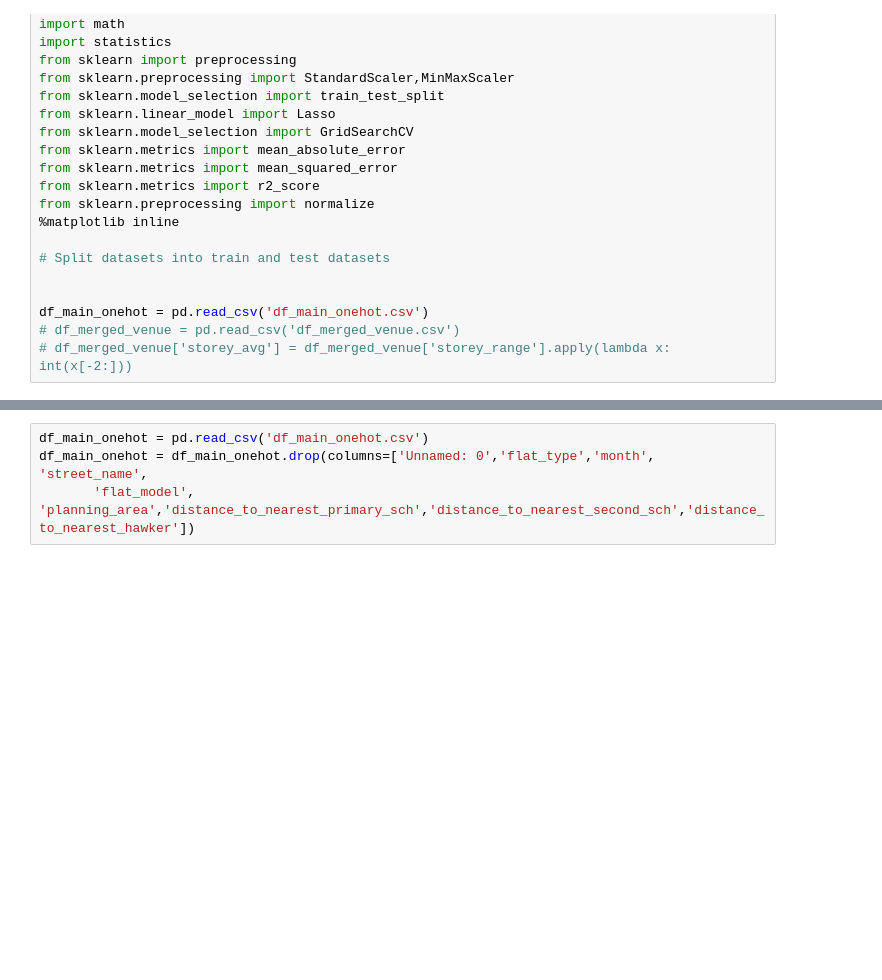
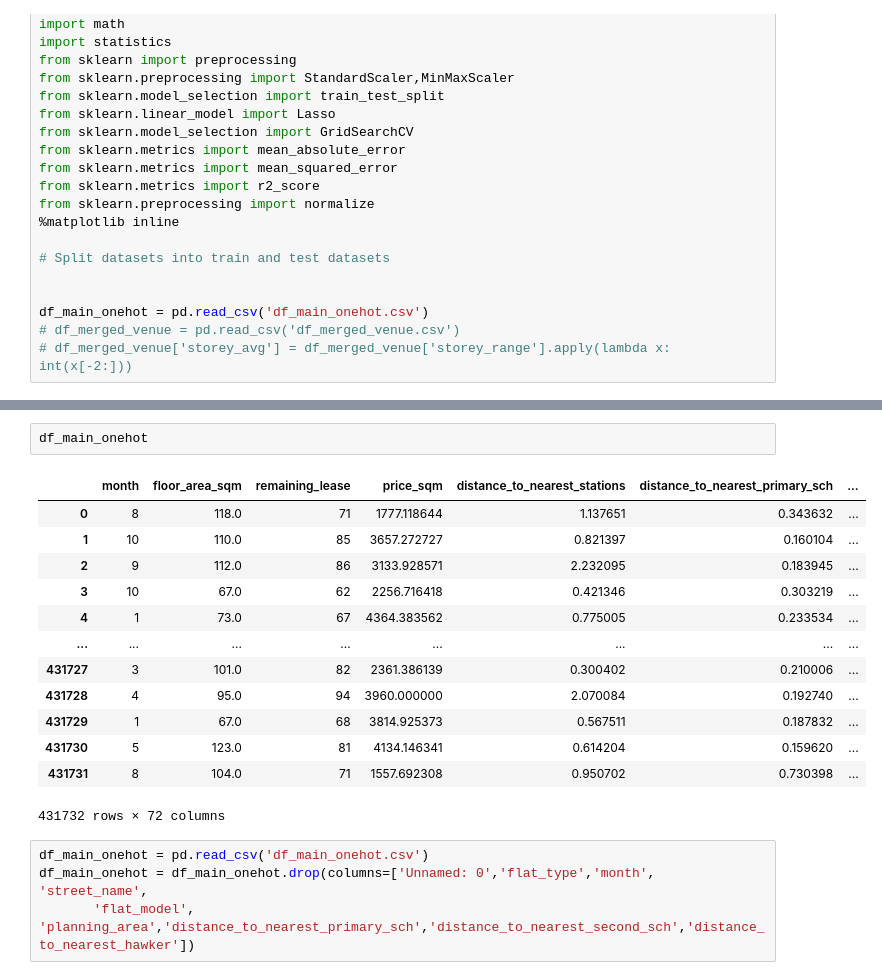
Before and after one commit to CJuanvip/HDB_data_mining, a Jupyter notebook: Kaggle/Model.ipynb, the cells around one changed output, grey strips where cells are left out. Saved outputs shown, nothing was run; the diff lists cells and outputs as text; blank space fills up the shorter version.

```diff
--- a/Kaggle/Model.ipynb
+++ b/Kaggle/Model.ipynb
@@ -34,3 +51,19 @@ df_main_onehot = pd.read_csv('df_main_onehot.csv')
+# %%
+df_main_onehot
+# %% [output]
+|  | month | floor_area_sqm | remaining_lease | price_sqm | distance_to_nearest_stations | distance_to_nearest_primary_sch | ... |
+| 0 | 8 | 118.0 | 71 | 1777.118644 | 1.137651 | 0.343632 | ... |
+| 1 | 10 | 110.0 | 85 | 3657.272727 | 0.821397 | 0.160104 | ... |
+| 2 | 9 | 112.0 | 86 | 3133.928571 | 2.232095 | 0.183945 | ... |
+| 3 | 10 | 67.0 | 62 | 2256.716418 | 0.421346 | 0.303219 | ... |
+| 4 | 1 | 73.0 | 67 | 4364.383562 | 0.775005 | 0.233534 | ... |
+| ... | ... | ... | ... | ... | ... | ... | ... |
+| 431727 | 3 | 101.0 | 82 | 2361.386139 | 0.300402 | 0.210006 | ... |
+| 431728 | 4 | 95.0 | 94 | 3960.000000 | 2.070084 | 0.192740 | ... |
+| 431729 | 1 | 67.0 | 68 | 3814.925373 | 0.567511 | 0.187832 | ... |
+| 431730 | 5 | 123.0 | 81 | 4134.146341 | 0.614204 | 0.159620 | ... |
+| 431731 | 8 | 104.0 | 71 | 1557.692308 | 0.950702 | 0.730398 | ... |
+431732 rows × 72 columns
 # %%
 df_main_onehot = pd.read_csv('df_main_onehot.csv')
 df_main_onehot = df_main_onehot.drop(columns=['Unnamed: 0','flat_type','month', 'street_name',
```
Also changed, not shown: parts of 24 cells of this notebook, 5 other files.
